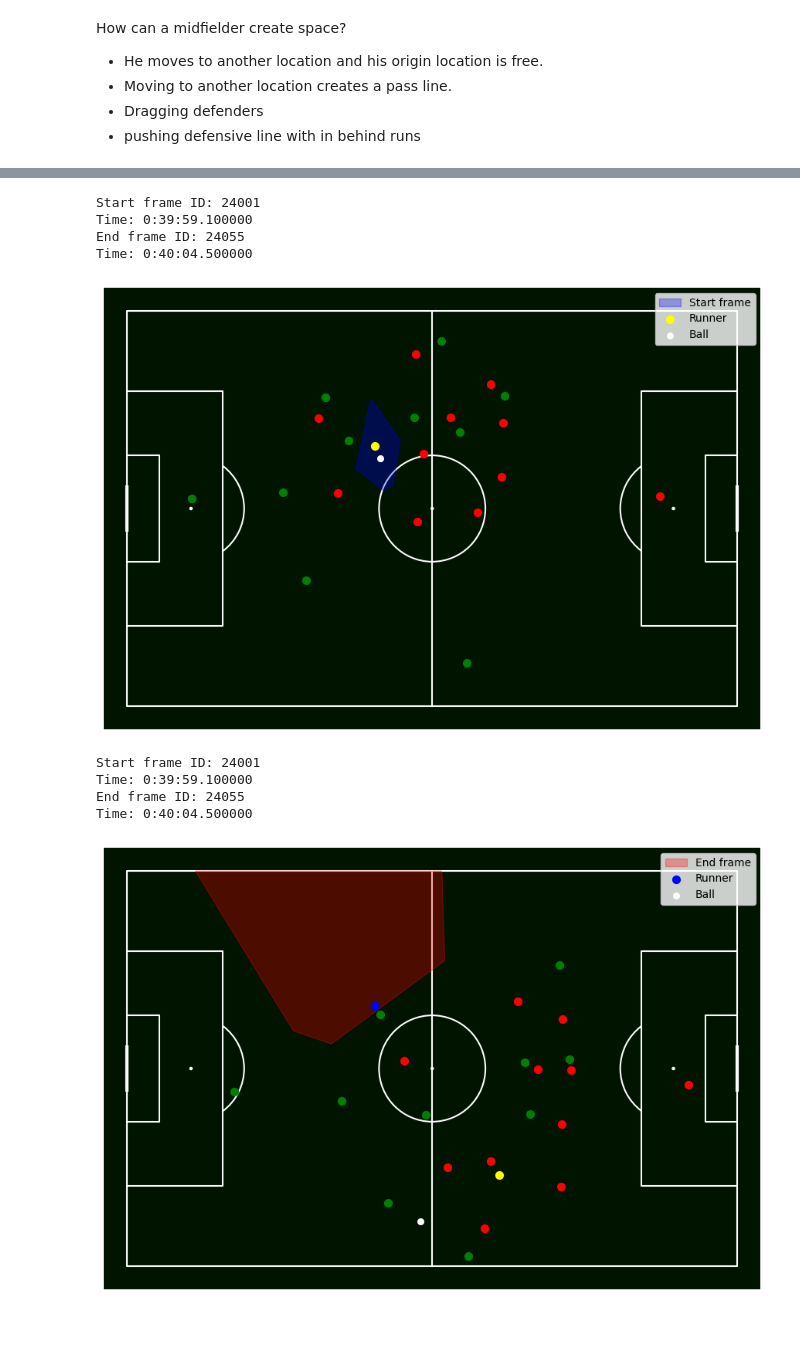
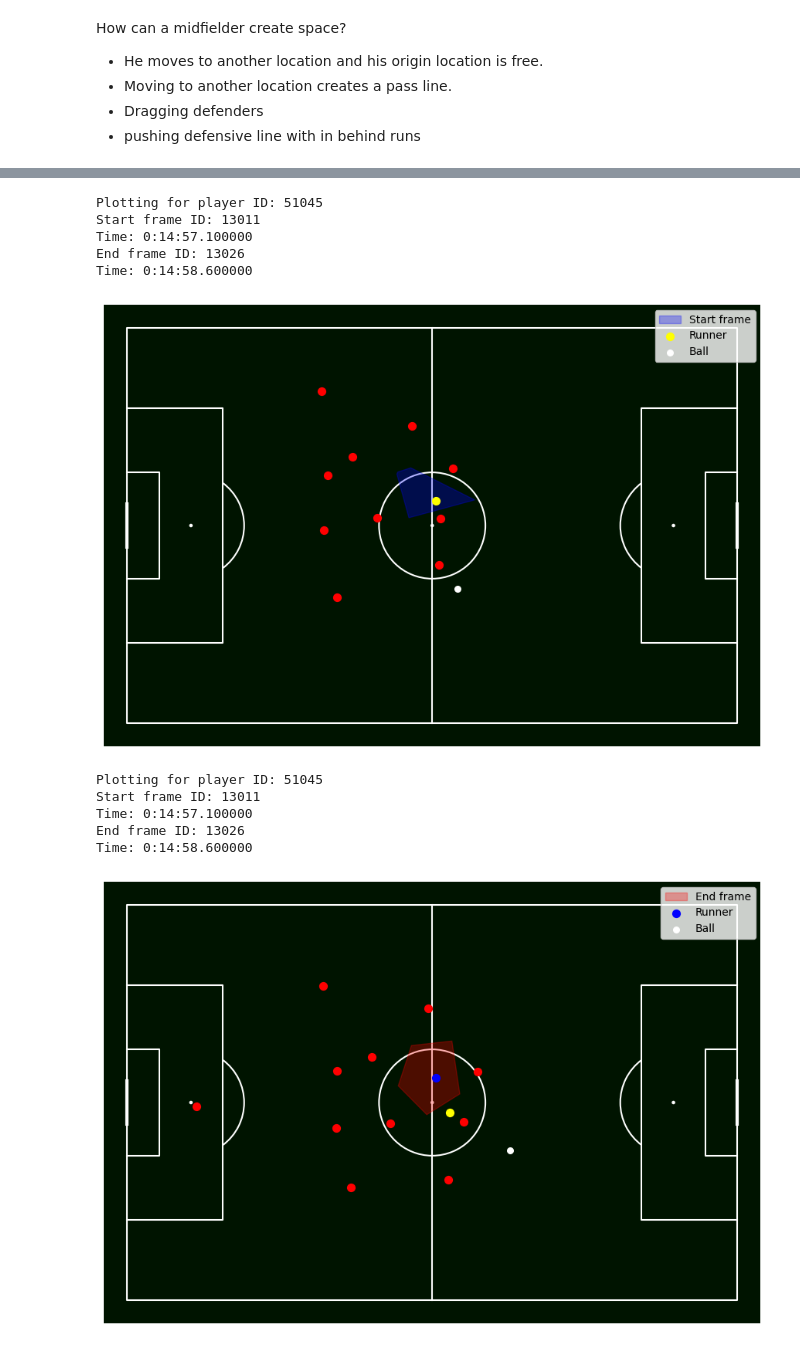
Before and after one commit to GabrielGausachs/analytics_cup_research, a Jupyter notebook: src/Utils/space_creation.ipynb, the cells around one changed output, grey strips where cells are left out. Cells and saved outputs as stored; diff of their text form; code cells hidden in the pictures.

```diff
--- a/src/Utils/space_creation.ipynb
+++ b/src/Utils/space_creation.ipynb
@@ -198,6 +198,9 @@ def get_voronoi_bounded(points, index, pitch_bounds):
     return poly_clipped
 # %%
 def space_creation(mid_obe, all_tracking):
+
+    # Filter by duration < 5 seconds
+    mid_obe = mid_obe[(mid_obe["duration"] <= 5.0)].copy()
 
     mid_obe = mid_obe.reset_index(drop=True)
 
@@ -235,28 +238,33 @@ def space_creation(mid_obe, all_tracking):
         target_idx_start = None
 
         for idx, (player, coord) in enumerate(start_frame.players_coordinates.items()):
-            players_start.append([coord.x, coord.y])
             if player.player_id == str(row.player_id):
-                target_idx_start = idx
+                players_start.append([coord.x, coord.y])
+                team_id = player.team.team_id
+
+        for idx, (player, coord) in enumerate(start_frame.players_coordinates.items()):
+            if player.team.team_id != team_id:
+                players_start.append([coord.x, coord.y])
 
         players_start = np.array(players_start)
 
         # 1️⃣ Voronoi at start frame
-        poly_start = get_voronoi_bounded(players_start, target_idx_start, pitch_bounds)
+        poly_start = get_voronoi_bounded(players_start, 0, pitch_bounds)
         area_start = poly_start.area if poly_start else np.nan
 
         # 2️⃣ Voronoi at end frame but **at the original start location**
         players_end = []
+        for idx, (player, coord) in enumerate(start_frame.players_coordinates.items()):
+            if player.player_id == str(row.player_id):
+                players_end.append(players_start[0])
+
         for idx, (player, coord) in enumerate(end_frame.players_coordinates.items()):
-            if player.player_id == str(row.player_id):
-                # use start frame location
-                players_end.append(players_start[target_idx_start])
-            else:
+            if team_id != player.team.team_id:
                 players_end.append([coord.x, coord.y])
 
         players_end = np.array(players_end)
 
-        poly_end = get_voronoi_bounded(players_end, target_idx_start, pitch_bounds)
+        poly_end = get_voronoi_bounded(players_end, 0, pitch_bounds)
         area_end = poly_end.area if poly_end else np.nan
 
         # Store in DataFrame
@@ -301,6 +327,7 @@ def plot_voronoi(pitch, mid_obe, all_tracking, frame = "start", idx=121):
     # --- Plot all player coordinates ---
     row = mid_obe.iloc[idx]
     player_id = row.player_id
+    print(f"Plotting for player ID: {player_id}")
     match = next((m for m in all_tracking if int(m.metadata.game_id) == int(row.match_id)), None)
     start_frame = next((f for f in match.frames if int(f.frame_id) == int(row.frame_start)), None)
     print(f"Start frame ID: {start_frame.frame_id}")
@@ -319,17 +346,17 @@ def plot_voronoi(pitch, mid_obe, all_tracking, frame = "start", idx=121):
             break
     if frame == "start":
         for player, coord in start_frame.players_coordinates.items():
-            if player.team.team_id == team_id and player.player_id != str(player_id):
-                ax.scatter(coord.x, coord.y, color='green', s=50, zorder=5)  # Teammates
-            elif player.team.team_id != team_id:
+            #if player.team.team_id == team_id and player.player_id != str(player_id):
+                #ax.scatter(coord.x, coord.y, color='green', s=50, zorder=5)  # Teammates
+            if player.team.team_id != team_id:
                 ax.scatter(coord.x, coord.y, color='red', s=50, zorder=5)    # Opponents
     else:
         for player, coord in end_frame.players_coordinates.items():
-            if player.team.team_id == team_id and player.player_id != str(player_id):
-                ax.scatter(coord.x, coord.y, color='green', s=50, zorder=5)  # Teammates
-            elif player.team.team_id != team_id:
+            #if player.team.team_id == team_id and player.player_id != str(player_id):
+                #ax.scatter(coord.x, coord.y, color='green', s=50, zorder=5)  # Teammates
+            if player.team.team_id != team_id:
                 ax.scatter(coord.x, coord.y, color='red', s=50, zorder=5)    # Opponents
-            else:
+            if player.player_id == str(player_id):
                 ax.scatter(coord.x, coord.y, color='yellow', s=50, zorder=5)  # Runner location
 
     # --- Plot the ball ---
@@ -344,16 +371,19 @@ def plot_voronoi(pitch, mid_obe, all_tracking, frame = "start", idx=121):
 
     plt.show()
 # %%
-plot_voronoi(pitch, mid_obe, all_tracking, frame="start", idx=1183)
-plot_voronoi(pitch, mid_obe, all_tracking, frame="end", idx=1183)
+idx = mid_obe.index[mid_obe["id"] == '1_104_2013725'][0]
+plot_voronoi(pitch, mid_obe, all_tracking, frame="start", idx=idx)
+plot_voronoi(pitch, mid_obe, all_tracking, frame="end", idx=idx)
 # %% [output]
-Start frame ID: 24001
-Time: 0:39:59.100000
-End frame ID: 24055
-Time: 0:40:04.500000
+Plotting for player ID: 51045
+Start frame ID: 13011
+Time: 0:14:57.100000
+End frame ID: 13026
+Time: 0:14:58.600000
-[figure, old version]
+[figure, new version]
-Start frame ID: 24001
-Time: 0:39:59.100000
-End frame ID: 24055
-Time: 0:40:04.500000
+Plotting for player ID: 51045
+Start frame ID: 13011
+Time: 0:14:57.100000
+End frame ID: 13026
+Time: 0:14:58.600000
-[figure, old version]
+[figure, new version]
```
Also changed, not shown: parts of 7 cells of this notebook.
